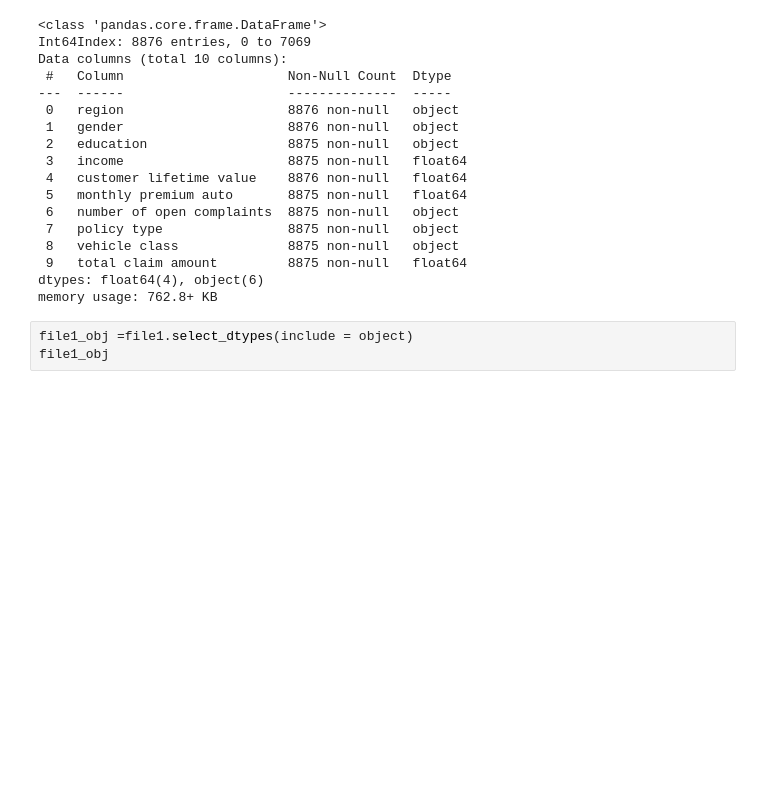
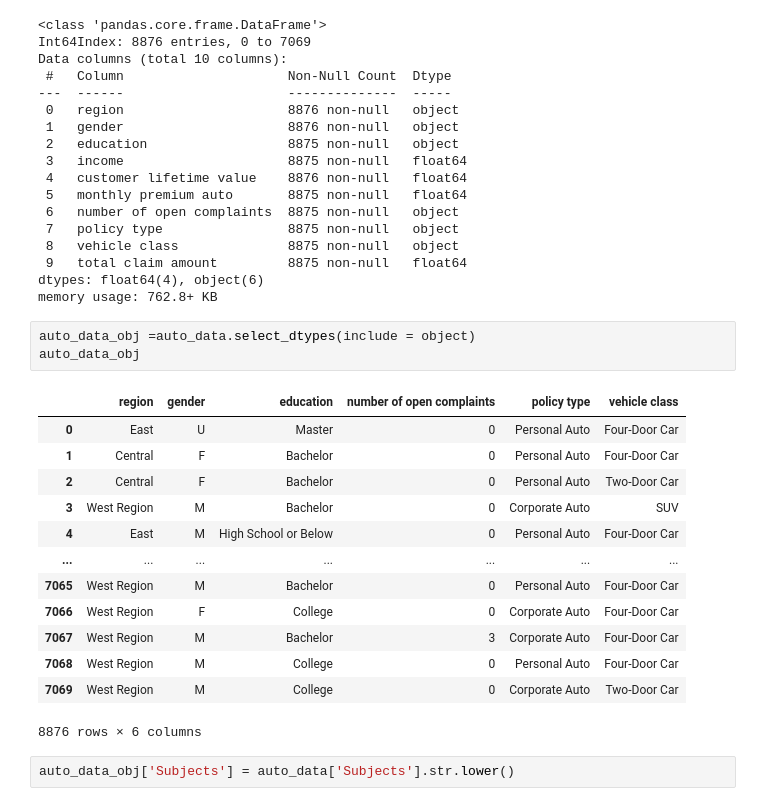
Before and after one commit to Pahegon/IronPablo, a Jupyter notebook: W2/Case_Studies/Customer_Analysis_Case_Study/Lab Case Study.Cleaning 3.Data.W2.D1.ipynb, the cells around one changed output. Saved outputs shown, nothing was run; the diff lists cells and outputs as text; blank space fills up the shorter version.

```diff
--- a/W2/Case_Studies/Customer_Analysis_Case_Study/Lab Case Study.Cleaning 3.Data.W2.D1.ipynb
+++ b/W2/Case_Studies/Customer_Analysis_Case_Study/Lab Case Study.Cleaning 3.Data.W2.D1.ipynb
@@ -399,6 +399,22 @@ Data columns (total 10 columns):
  9   total claim amount         8875 non-null   float64
 dtypes: float64(4), object(6)
 memory usage: 762.8+ KB
-# %%
-file1_obj =file1.select_dtypes(include = object)
-file1_obj
+# %%
+auto_data_obj =auto_data.select_dtypes(include = object)
+auto_data_obj
+# %% [output]
+|  | region | gender | education | number of open complaints | policy type | vehicle class |
+| 0 | East | U | Master | 0 | Personal Auto | Four-Door Car |
+| 1 | Central | F | Bachelor | 0 | Personal Auto | Four-Door Car |
+| 2 | Central | F | Bachelor | 0 | Personal Auto | Two-Door Car |
+| 3 | West Region | M | Bachelor | 0 | Corporate Auto | SUV |
+| 4 | East | M | High School or Below | 0 | Personal Auto | Four-Door Car |
+| ... | ... | ... | ... | ... | ... | ... |
+| 7065 | West Region | M | Bachelor | 0 | Personal Auto | Four-Door Car |
+| 7066 | West Region | F | College | 0 | Corporate Auto | Four-Door Car |
+| 7067 | West Region | M | Bachelor | 3 | Corporate Auto | Four-Door Car |
+| 7068 | West Region | M | College | 0 | Personal Auto | Four-Door Car |
+| 7069 | West Region | M | College | 0 | Corporate Auto | Two-Door Car |
+8876 rows × 6 columns
+# %%
+auto_data_obj['Subjects'] = auto_data['Subjects'].str.lower()
```
Also changed, not shown: parts of 6 cells of this notebook.
